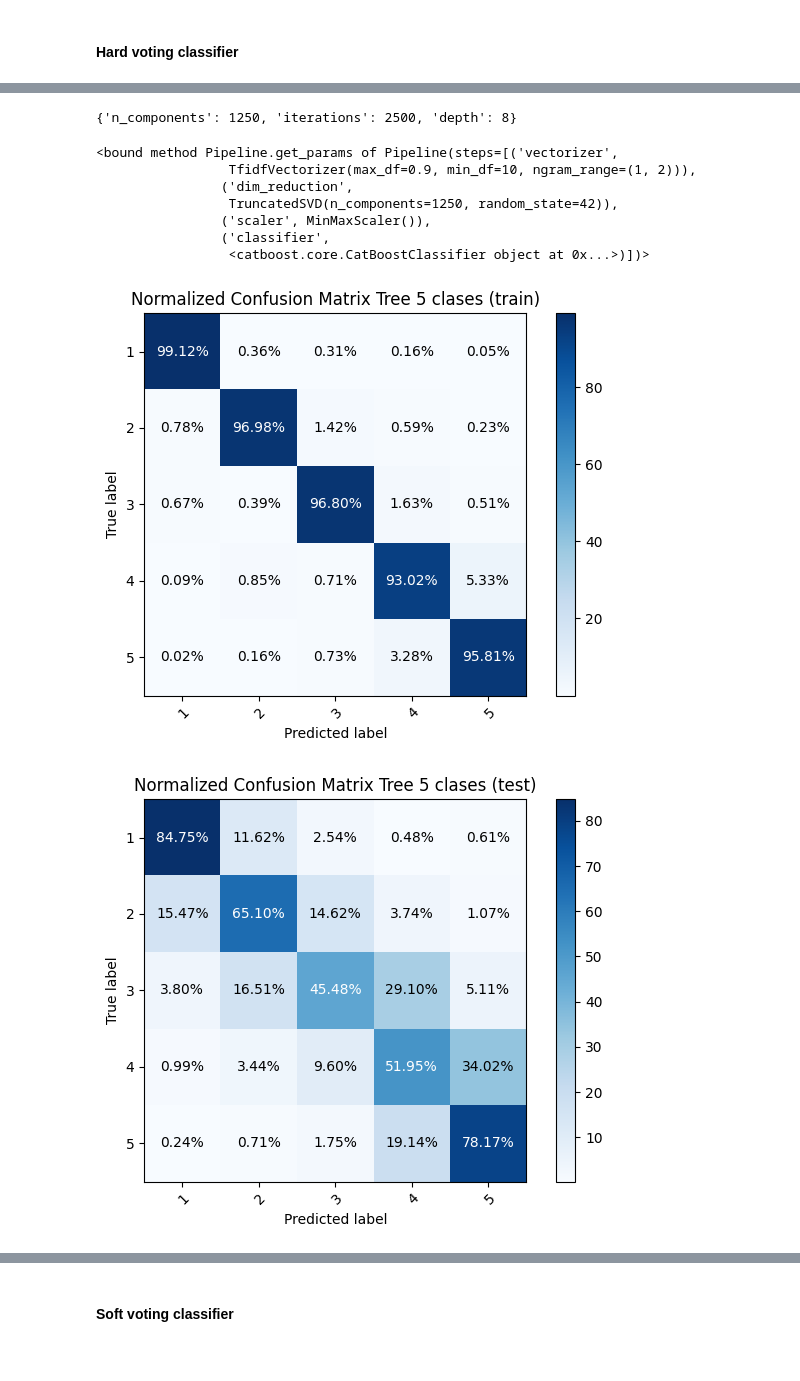
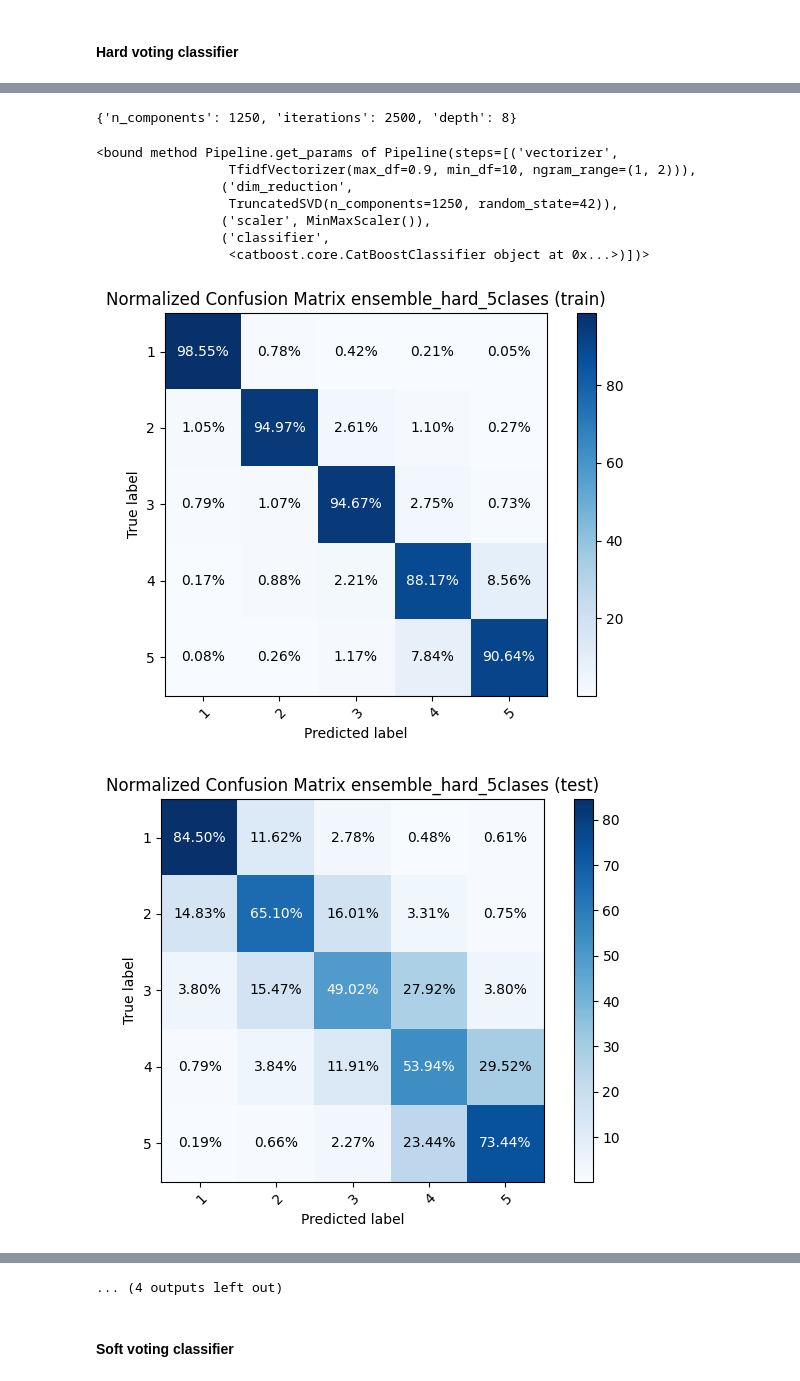
Before and after one commit to FIUBA-CEIA-18Co2024/AM1-TP, a Jupyter notebook: inference_model_compare.ipynb, the cells around one changed output, grey strips where cells are left out. Cells and saved outputs as stored; diff of their text form; code cells hidden in the pictures.

```diff
--- a/inference_model_compare.ipynb
+++ b/inference_model_compare.ipynb
@@ -124,11 +127,11 @@ F1-score: [0.83513839 0.67160775 0.49939247 0.53181818 0.74207493]
 # %%
 model_config = "svc_linear"
 optuna_db = create_db(model_config)
-pipeline_svc_linear = pipeline_config(model_config, optuna_db)
+pipeline_svc_linear = pipeline_config(model_config, pipeline_steps[model_config], optuna_db)
 pipeline_svc_linear.fit(X_train, y_train)
 
 y_train_pred = pipeline_svc_linear.predict(X_train)
 y_test_pred = pipeline_svc_linear.predict(X_test)
 
-cm_test_linear_svc, report_test_linear_svc = test_scoring(model_config, f"Model {model_config} 5 clases", y_train, y_train_pred, y_test, y_test_pred)
+cm_test_linear_svc, report_test_svc_linear = test_scoring(model_config, models[1], y_train, y_train_pred, y_test, y_test_pred)
 # %% [output]
@@ -163,11 +168,11 @@ F1-score: [0.82918149 0.66047591 0.49883721 0.53572573 0.7357002 ]
 # %%
 model_config = "svc_rbf"
 optuna_db = create_db(model_config)
-pipeline_svc_rbf = pipeline_config(model_config, optuna_db)
+pipeline_svc_rbf = pipeline_config(model_config, pipeline_steps[model_config], optuna_db)
 pipeline_svc_rbf.fit(X_train, y_train)
 
 y_train_pred = pipeline_svc_rbf.predict(X_train)
 y_test_pred = pipeline_svc_rbf.predict(X_test)
 
-cm_test_svc_rbf, report_test_svc_rbf = test_scoring(model_config, f"Model {model_config} 5 clases", y_train, y_train_pred, y_test, y_test_pred)
+cm_test_svc_rbf, report_test_svc_rbf = test_scoring(model_config, models[2], y_train, y_train_pred, y_test, y_test_pred)
 # %% [output]
@@ -203,11 +210,11 @@ F1-score: [0.81454545 0.66306695 0.47313084 0.51784023 0.72050955]
 # %%
 model_config = "catboost"
 optuna_db = create_db(model_config)
-pipeline_catboost = pipeline_config(model_config, optuna_db)
+pipeline_catboost = pipeline_config(model_config, pipeline_steps[model_config], optuna_db)
 pipeline_catboost.fit(X_train, y_train)
 
 y_train_pred = pipeline_catboost.predict(X_train)
 y_test_pred = pipeline_catboost.predict(X_test)
 
-cm_test_catboost, report_test_catboost = test_scoring(model_config, f"Model {model_config} 5 clases", y_train, y_train_pred, y_test, y_test_pred)
+cm_test_catboost, report_test_catboost = test_scoring(model_config, models[3], y_train, y_train_pred, y_test, y_test_pred)
 # %% [output]
@@ -306,34 +265,19 @@ plt.show()
 # %% [markdown]
 ### Ensemble
-# %%
-from sklearn.base import BaseEstimator, ClassifierMixin
-
-class CatBoostWrapper(BaseEstimator, ClassifierMixin):
-    def __init__(self, model):
-        self.model = model
-
-    def fit(self, X, y):
-        return self.model.fit(X, y)
-
-    def predict(self, X):
-        return self.model.predict(X).ravel()
-
-    def predict_proba(self, X):
-        return self.model.predict_proba(X)
 # %% [markdown]
 #### Hard voting classifier
 # %%
 model_config = "linear_svc"
 optuna_db = create_db(model_config)
-linear_svc = pipeline_config(model_config, optuna_db)
+linear_svc = pipeline_config(model_config, pipeline_steps[model_config], optuna_db)
 
 model_config = "svc_rbf"
 optuna_db = create_db(model_config)
-svc = pipeline_config(model_config, optuna_db)
+svc = pipeline_config(model_config, pipeline_steps[model_config], optuna_db)
 
 model_config = "catboost"
 optuna_db = create_db(model_config)
-catboost = pipeline_config(model_config, optuna_db)
+catboost = pipeline_config(model_config, pipeline_steps[model_config], optuna_db)
 catboost = CatBoostWrapper(catboost)
 
 classifiers = [('LinearSVC', linear_svc),
@@ -346,14 +290,6 @@ vc.fit(X_train, y_train)
 
 y_train_pred = vc.predict(X_train)
 y_test_pred = vc.predict(X_test)
-cm_train = confusion_matrix(y_train, y_train_pred)
-cm_test = confusion_matrix(y_test, y_test_pred)
-display_cm_normalized(cm_train, 'Tree 5 clases (train)')
-display_cm_normalized(cm_test, 'Tree 5 clases (test)')
 
-print(f"Precisión: {precision_score(y_test, y_test_pred, zero_division=0, pos_label=1, average=None)}")
-print(f"Recuperación: {recall_score(y_test, y_test_pred, zero_division=0, pos_label=1, average=None)}")
-print(f"Accuracy: {accuracy_score(y_test, y_test_pred)}")
-print(f"F1-score: {f1_score(y_test, y_test_pred, average=None)}")
-print(classification_report(y_test, y_test_pred))
+cm_test_ensemble_hard, report_test_ensemble_hard = test_scoring("votingclassifier_hard", models[4], y_train, y_train_pred, y_test, y_test_pred)
 # %% [output]
@@ -382,10 +318,10 @@ print(classification_report(y_test, y_test_pred))
 {'n_components': 1250, 'iterations': 2500, 'depth': 8}
 <bound method Pipeline.get_params of Pipeline(steps=[('vectorizer',
                  TfidfVectorizer(max_df=0.9, min_df=10, ngram_range=(1, 2))),
                 ('dim_reduction',
                  TruncatedSVD(n_components=1250, random_state=42)),
                 ('scaler', MinMaxScaler()),
                 ('classifier',
                  <catboost.core.CatBoostClassifier object at 0x...>)])>
-[figure, old version]
+[figure, new version]
-[figure, old version]
+[figure, new version]
@@ -407,3 +329,4 @@ weighted avg       0.66      0.67      0.66      6153
+... (4 outputs left out)
 # %% [markdown]
 #### Soft voting classifier
 # %%
```
Also changed, not shown: parts of 23 cells of this notebook, 6 other files.
